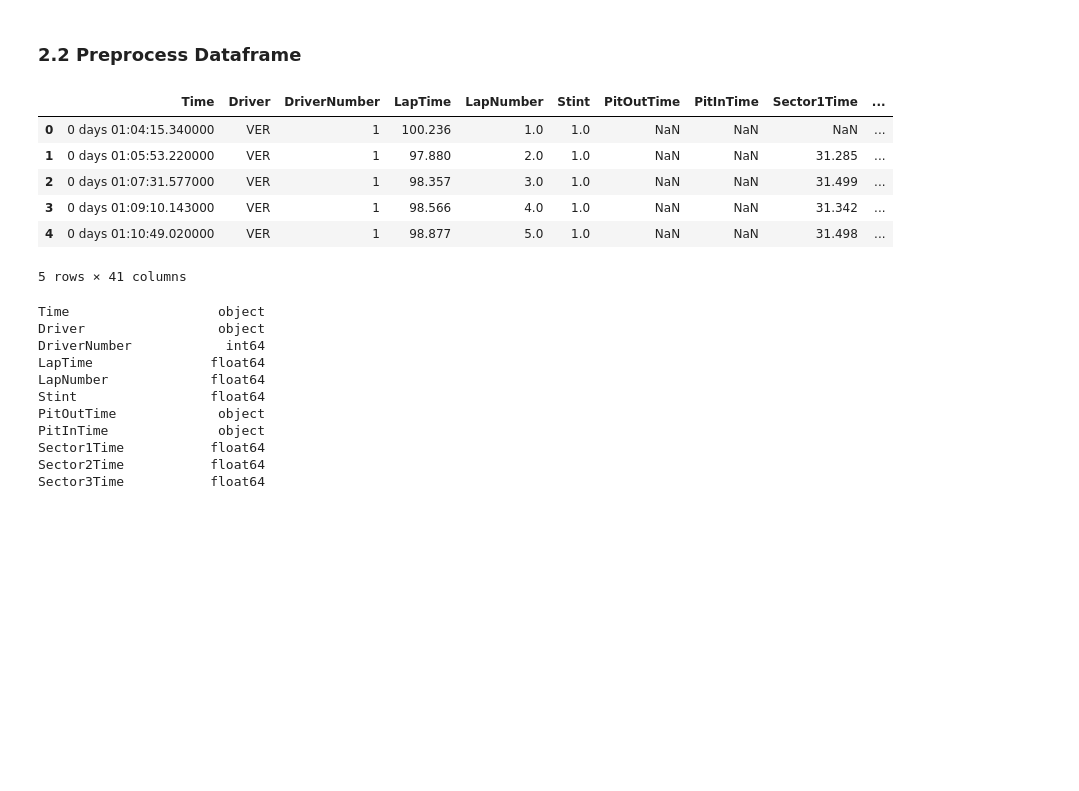
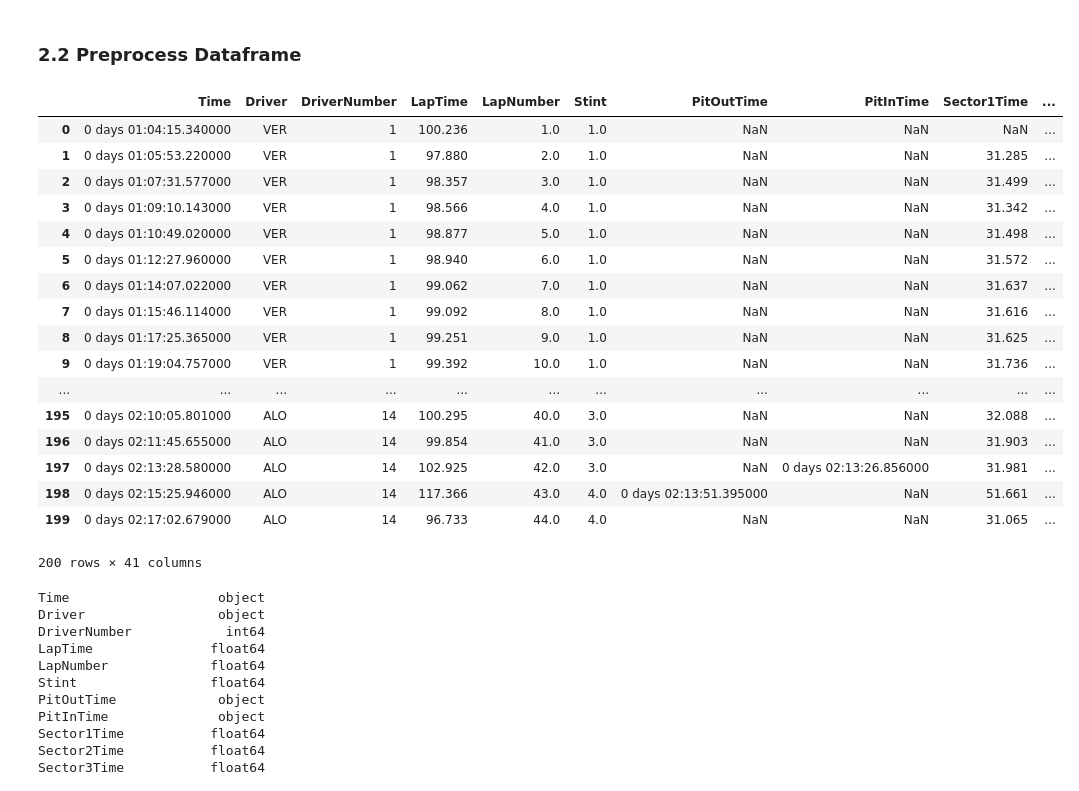
Before and after one commit to diegonbotelho/f1-tire-prediction, a Jupyter notebook: notebooks/pre-process_feature-selection.ipynb, the cells around one changed output. Cells and saved outputs as stored; diff of their text form; code cells hidden in the pictures; blank space fills up the shorter version.

```diff
--- a/notebooks/pre-process_feature-selection.ipynb
+++ b/notebooks/pre-process_feature-selection.ipynb
@@ -20,7 +20,7 @@ from sklearn.metrics import mean_absolute_error, mean_squared_error, r2_score
 pd.set_option('display.max_columns', 40)
 
 # set display limit columns in the dataframe to 100. To visualize all rows instead of "..." in between
-pd.set_option('display.max_rows', 100)
+pd.set_option('display.max_rows', 200)
 # %% [markdown]
 ## 2. Prepare database and Preprocessing
 # %% [markdown]
@@ -34,15 +34,26 @@ all_races_df = pd.read_csv(file_path)
 # %% [markdown]
 ### 2.2 Preprocess Dataframe
 # %%
-all_races_df.head()
+all_races_df.head(200)
 # %% [output]
 |  | Time | Driver | DriverNumber | LapTime | LapNumber | Stint | PitOutTime | PitInTime | Sector1Time | ... |
 | 0 | 0 days 01:04:15.340000 | VER | 1 | 100.236 | 1.0 | 1.0 | NaN | NaN | NaN | ... |
 | 1 | 0 days 01:05:53.220000 | VER | 1 | 97.880 | 2.0 | 1.0 | NaN | NaN | 31.285 | ... |
 | 2 | 0 days 01:07:31.577000 | VER | 1 | 98.357 | 3.0 | 1.0 | NaN | NaN | 31.499 | ... |
 | 3 | 0 days 01:09:10.143000 | VER | 1 | 98.566 | 4.0 | 1.0 | NaN | NaN | 31.342 | ... |
 | 4 | 0 days 01:10:49.020000 | VER | 1 | 98.877 | 5.0 | 1.0 | NaN | NaN | 31.498 | ... |
+| 5 | 0 days 01:12:27.960000 | VER | 1 | 98.940 | 6.0 | 1.0 | NaN | NaN | 31.572 | ... |
+| 6 | 0 days 01:14:07.022000 | VER | 1 | 99.062 | 7.0 | 1.0 | NaN | NaN | 31.637 | ... |
+| 7 | 0 days 01:15:46.114000 | VER | 1 | 99.092 | 8.0 | 1.0 | NaN | NaN | 31.616 | ... |
+| 8 | 0 days 01:17:25.365000 | VER | 1 | 99.251 | 9.0 | 1.0 | NaN | NaN | 31.625 | ... |
+| 9 | 0 days 01:19:04.757000 | VER | 1 | 99.392 | 10.0 | 1.0 | NaN | NaN | 31.736 | ... |
+| ... | ... | ... | ... | ... | ... | ... | ... | ... | ... | ... |
+| 195 | 0 days 02:10:05.801000 | ALO | 14 | 100.295 | 40.0 | 3.0 | NaN | NaN | 32.088 | ... |
+| 196 | 0 days 02:11:45.655000 | ALO | 14 | 99.854 | 41.0 | 3.0 | NaN | NaN | 31.903 | ... |
+| 197 | 0 days 02:13:28.580000 | ALO | 14 | 102.925 | 42.0 | 3.0 | NaN | 0 days 02:13:26.856000 | 31.981 | ... |
+| 198 | 0 days 02:15:25.946000 | ALO | 14 | 117.366 | 43.0 | 4.0 | 0 days 02:13:51.395000 | NaN | 51.661 | ... |
+| 199 | 0 days 02:17:02.679000 | ALO | 14 | 96.733 | 44.0 | 4.0 | NaN | NaN | 31.065 | ... |
-5 rows × 41 columns
+200 rows × 41 columns
 # %%
 # check each column type
 all_races_df.dtypes
```
Also changed, not shown: parts of 5 cells of this notebook.
